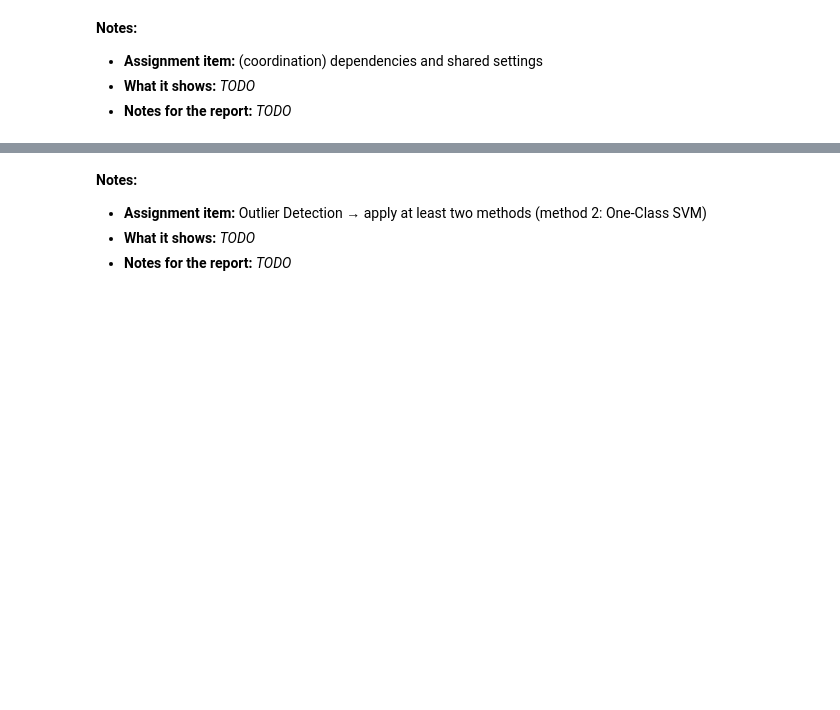
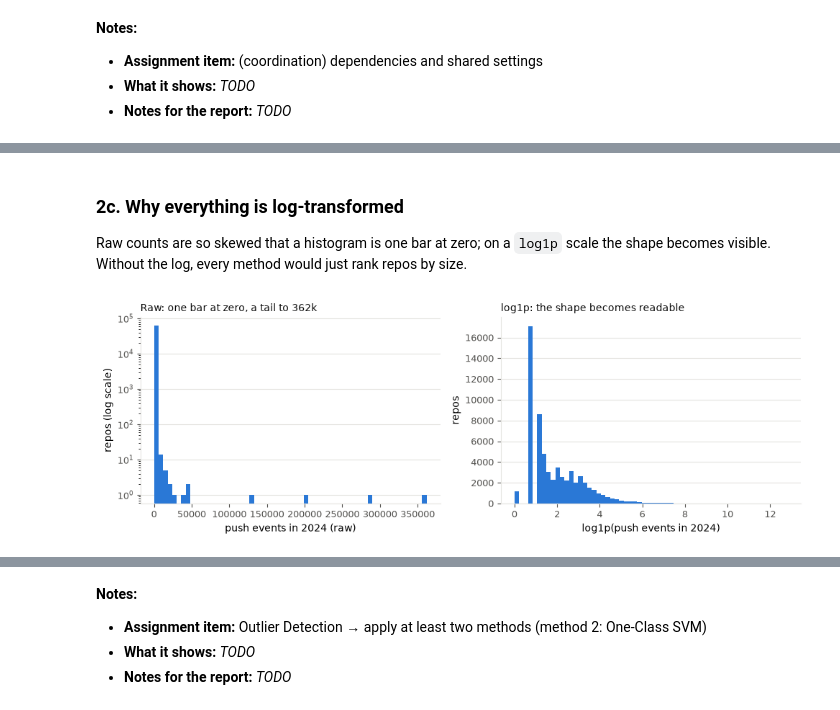
Before and after one commit to Miablo/decay-before-archival, a Jupyter notebook: notebooks/outlier_detection.ipynb, the cells around one changed output, grey strips where cells are left out. Drawn from its saved outputs; the diff is of its cells as text; code cells hidden in the pictures; blank space fills up the shorter version.

```diff
--- a/notebooks/outlier_detection.ipynb
+++ b/notebooks/outlier_detection.ipynb
@@ -378,0 +201,20 @@ plt.show()
+# %% [markdown]
+### 2c. Why everything is log-transformed
+
+Raw counts are so skewed that a histogram is one bar at zero; on a `log1p` scale the shape becomes visible. Without the log, every method would just rank repos by size.
+# %%
+x = A["push_events_2024"]
+fig, axes = plt.subplots(1, 2, figsize=(10, 3.5))
+for ax, values, xlabel, ylog, text in [
+    (axes[0], x, "push events in 2024 (raw)", True, "Raw: one bar at zero, a tail to 362k"),
+    (axes[1], np.log1p(x), "log1p(push events in 2024)", False, "log1p: the shape becomes readable"),
+]:
+    ax.hist(values, bins=60, color=BLUE)
+    ax.set(xlabel=xlabel, ylabel="repos (log scale)" if ylog else "repos", yscale="log" if ylog else "linear")
+    title(ax, text)
+    style(ax)
+fig.tight_layout()
+save_fig(fig, "outliers_push_raw_vs_log")
+plt.show()
+# %% [output]
+[figure, added]
```
Also changed, not shown: parts of 88 cells of this notebook, 5 other files.
